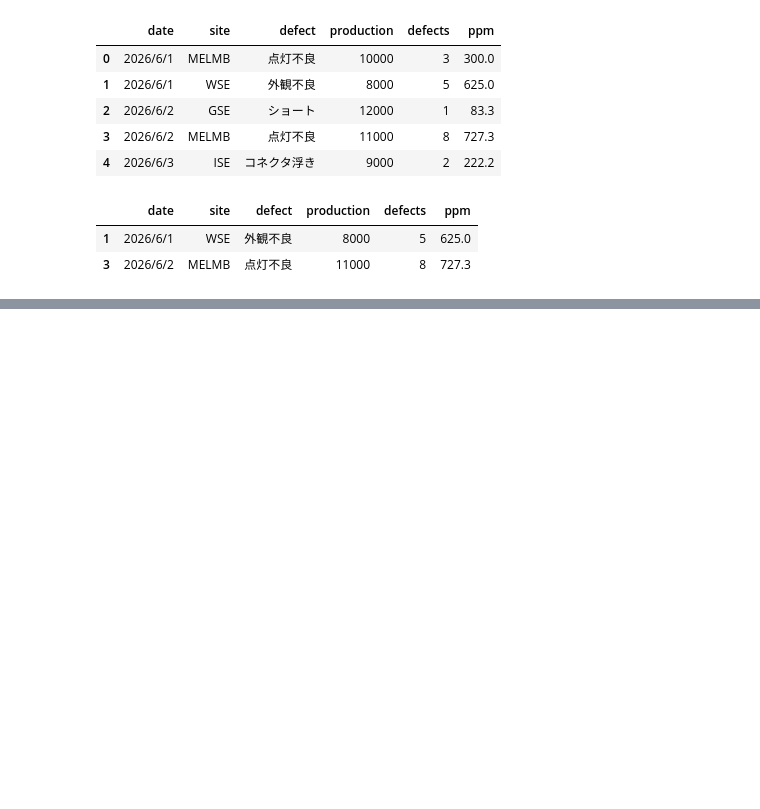
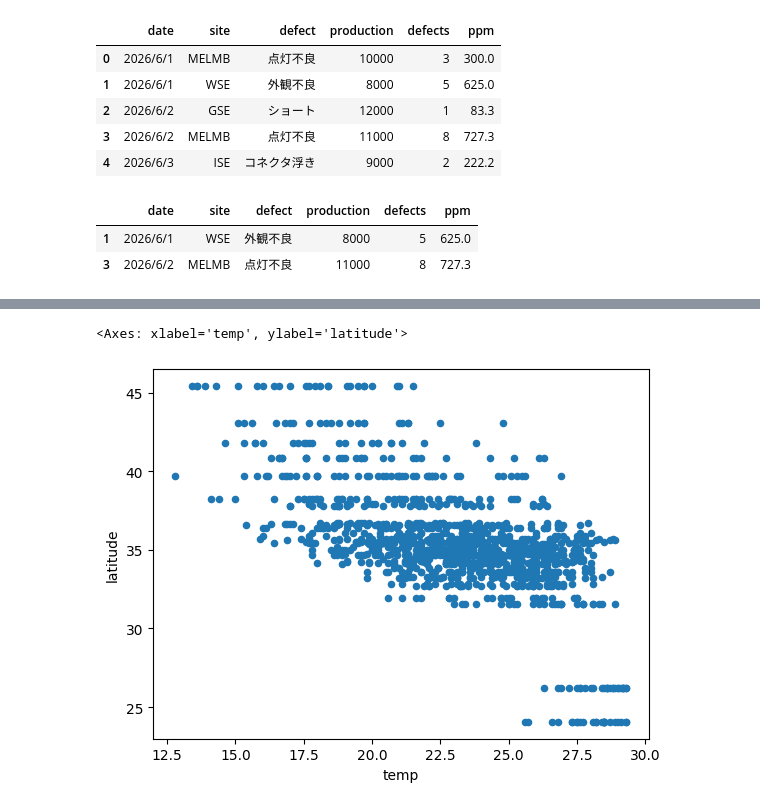
Before and after one commit to kjfarm1225/pyq_practice, a Jupyter notebook: 193_2_preprocessing/practice_193_2_1_join_by_index.ipynb, the cells around one changed output, grey strips where cells are left out. Cells and saved outputs as stored; diff of their text form; code cells hidden in the pictures; blank space fills up the shorter version.

```diff
--- a/193_2_preprocessing/practice_193_2_1_join_by_index.ipynb
+++ b/193_2_preprocessing/practice_193_2_1_join_by_index.ipynb
@@ -219,0 +243,5 @@ df_target
+# %%
+df.plot.scatter("temp", "latitude")
+# %% [output]
+<Axes: xlabel='temp', ylabel='latitude'>
+[figure, added]
```
Also changed, not shown: parts of 4 cells of this notebook.
